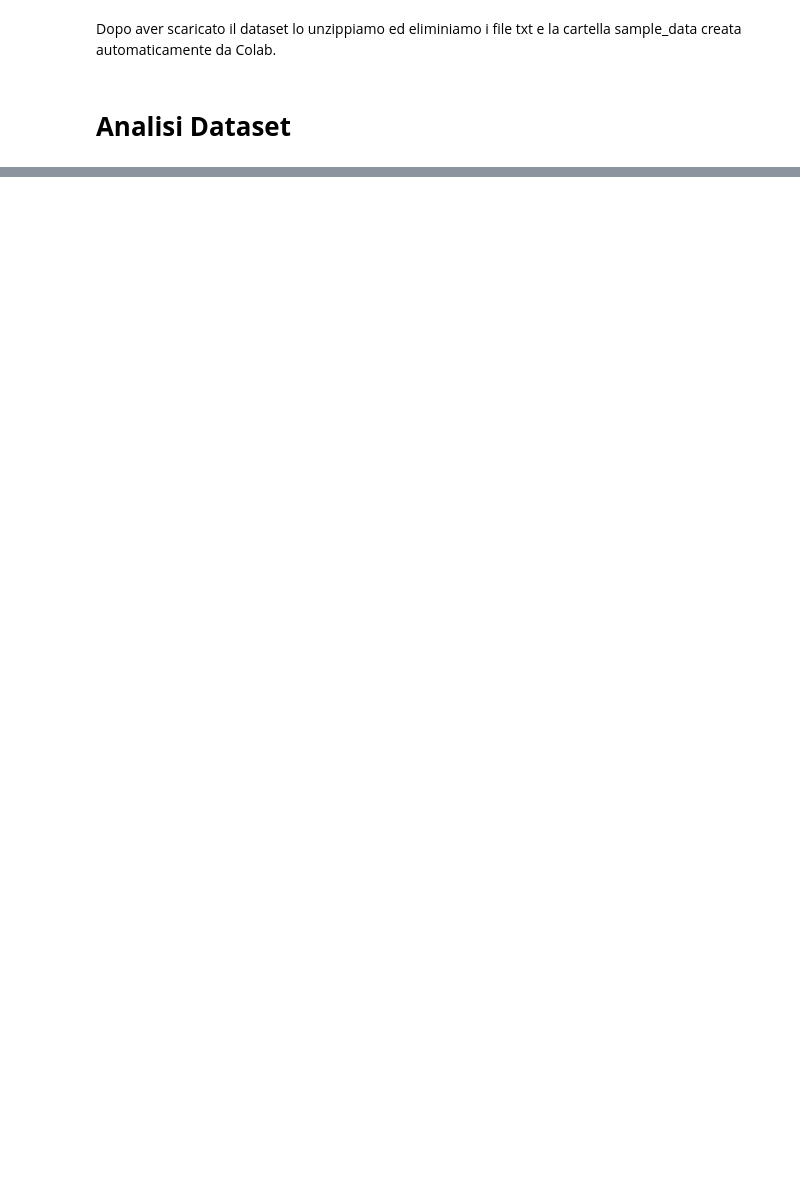
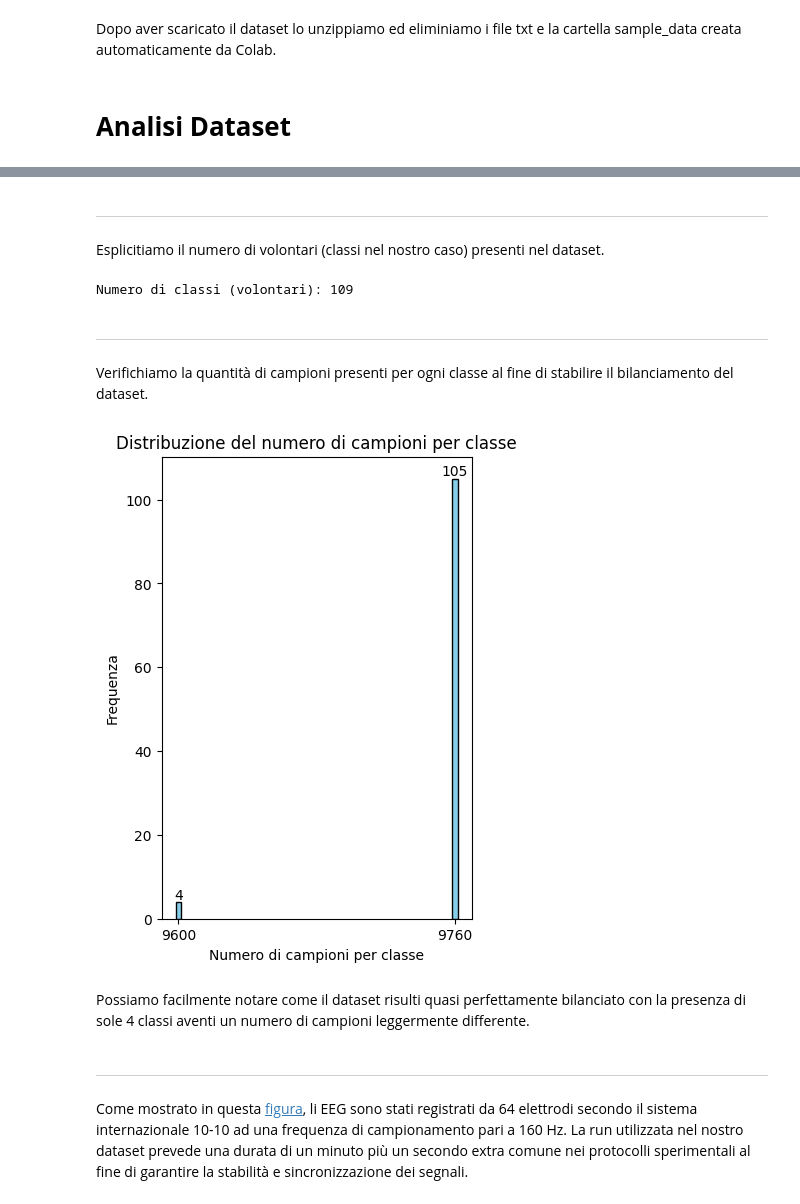
Before and after one commit to Cipe96/EEG-Recognition, a Jupyter notebook: Analisi_Dataset.ipynb, the cells around one changed output, grey strips where cells are left out. Drawn from its saved outputs; the diff is of its cells as text; code cells hidden in the pictures; blank space fills up the shorter version.

```diff
--- a/Analisi_Dataset.ipynb
+++ b/Analisi_Dataset.ipynb
@@ -294,0 +91,18 @@ Accuratezza sul test: 0.4220
+# %%
+#@title Tabella con informazioni generali
+dataset_path = '/content/EEG_T0/'
+files = sorted(os.listdir(dataset_path))
+tabella_info = []
+for i, file in enumerate(files):
+    raw_data = mne.io.read_raw_edf(f"{dataset_path}/{file}", preload=True, verbose='CRITICAL')
+    info = {
+        'File': file,
+        'Numero Campioni': raw_data.n_times,
+        'Frequenza Campionamento (Hz)': raw_data.info['sfreq'],
+        'Numero Canali': len(raw_data.info['ch_names']),
+        'Durata (s)': raw_data.n_times / raw_data.info['sfreq']
+    }
+    tabella_info.append(info)
+
+df_info = pd.DataFrame(tabella_info)
+display(df_info)
@@ -294,0 +123,45 @@ Accuratezza sul test: 0.4220
+# %% [markdown]
+- - - - - - - - - - - - - - - - - - - - - - - - - - - - - - -
+# %% [markdown]
+Esplicitiamo il numero di volontari (classi nel nostro caso) presenti nel dataset.
+# %%
+#@title Numero di classi
+numero_classi = len(df_info)
+print(f"Numero di classi (volontari): {numero_classi}")
+# %% [output]
+Numero di classi (volontari): 109
+# %% [markdown]
+- - - - - - - - - - - - - - - - - - - - - - - - - - - - - - -
+# %% [markdown]
+Verifichiamo la quantità di campioni presenti per ogni classe al fine di stabilire il bilanciamento del dataset.
+# %%
+#@title Campioni per classe
+# Conta la frequenza di ciascun numero di campioni
+campioni_per_classe = Counter(df_info['Numero Campioni'])
+
+# Ottieni i numeri di campioni (x) e le loro frequenze (y)
+x = list(campioni_per_classe.keys())
+y = list(campioni_per_classe.values())
+
+# Genera il bar chart
+plt.figure(figsize=(4, 6))
+bars = plt.bar(x, y, width=3.0, align='center', color='skyblue', edgecolor='black')
+plt.xlabel("Numero di campioni per classe")
+plt.ylabel("Frequenza")
+plt.title("Distribuzione del numero di campioni per classe")
+plt.xticks(x)  # Mostra tutte le etichette sull'asse x
+
+# Aggiungi i valori sopra ogni barra
+for bar, freq in zip(bars, y):
+    plt.text(bar.get_x() + bar.get_width() / 2, bar.get_height(), str(freq),
+             ha='center', va='bottom')
+
+plt.show()
+# %% [output]
+[figure, added]
+# %% [markdown]
+Possiamo facilmente notare come il dataset risulti quasi perfettamente bilanciato con la presenza di sole 4 classi aventi un numero di campioni leggermente differente.
+# %% [markdown]
+- - - - - - - - - - - - - - - - - - - - - - - - - - - - - - -
+# %% [markdown]
+Come mostrato in questa <a href="https://physionet.org/content/eegmmidb/1.0.0/64_channel_sharbrough.pdf">figura</a>, li EEG sono stati registrati da 64 elettrodi secondo il sistema internazionale 10-10 ad una frequenza di campionamento pari a 160 Hz. La run utilizzata nel nostro dataset prevede una durata di un minuto più un secondo extra comune nei protocolli sperimentali al fine di garantire la stabilità e sincronizzazione dei segnali.
```
Also changed, not shown: parts of 55 cells of this notebook.
